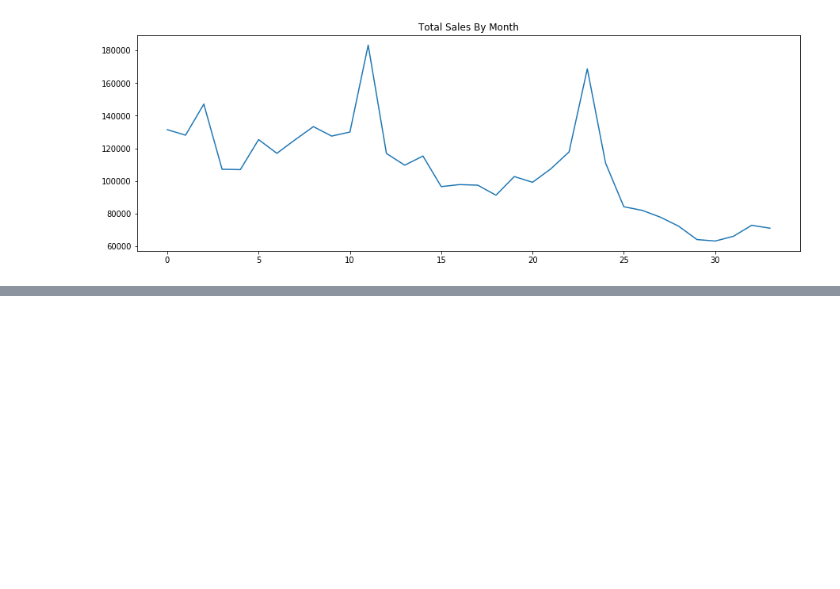
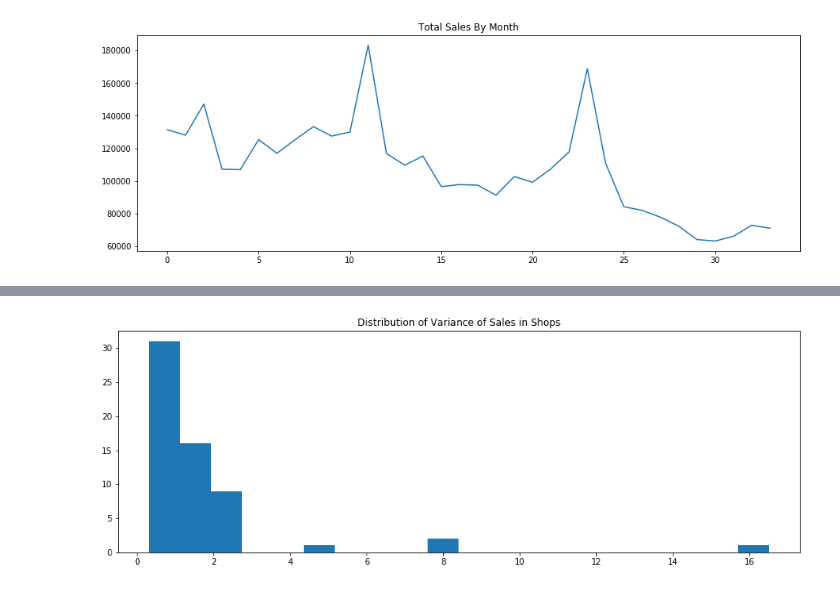
Before and after one commit to georgewillben/Sales_Forcast, a Jupyter notebook: EDA.ipynb, the cells around one changed output, grey strips where cells are left out. Saved outputs shown, nothing was run; the diff lists cells and outputs as text; code cells hidden in the pictures; blank space fills up the shorter version.

```diff
--- a/EDA.ipynb
+++ b/EDA.ipynb
@@ -89,0 +109,14 @@ plt.show()
+# %%
+# check variance in sales
+shop_stds = stores['item_cnt_day'].std()
+
+# check descriptive statistics
+shop_stds.describe()
+
+# plot distribution
+plt.figure(figsize=(15, 5))
+plt.hist(shop_stds, bins=20)
+plt.title('Distribution of Variance of Sales in Shops')
+plt.show()
+# %% [output]
+[figure, added]
```
Also changed, not shown: parts of 3 cells of this notebook.
